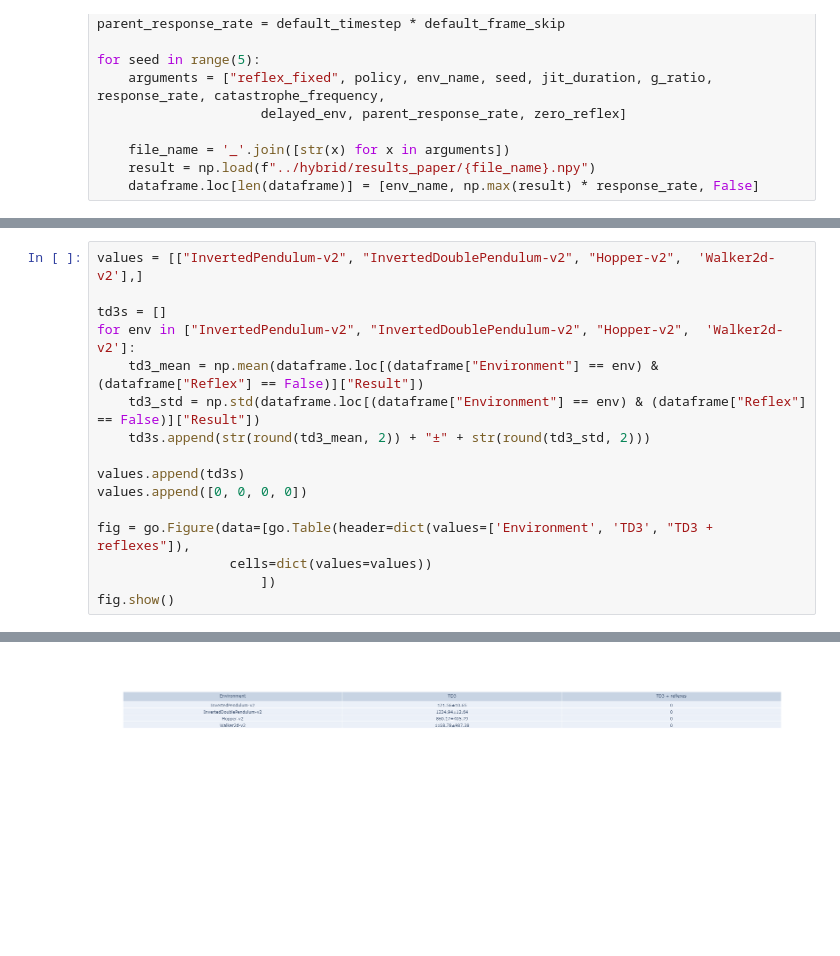
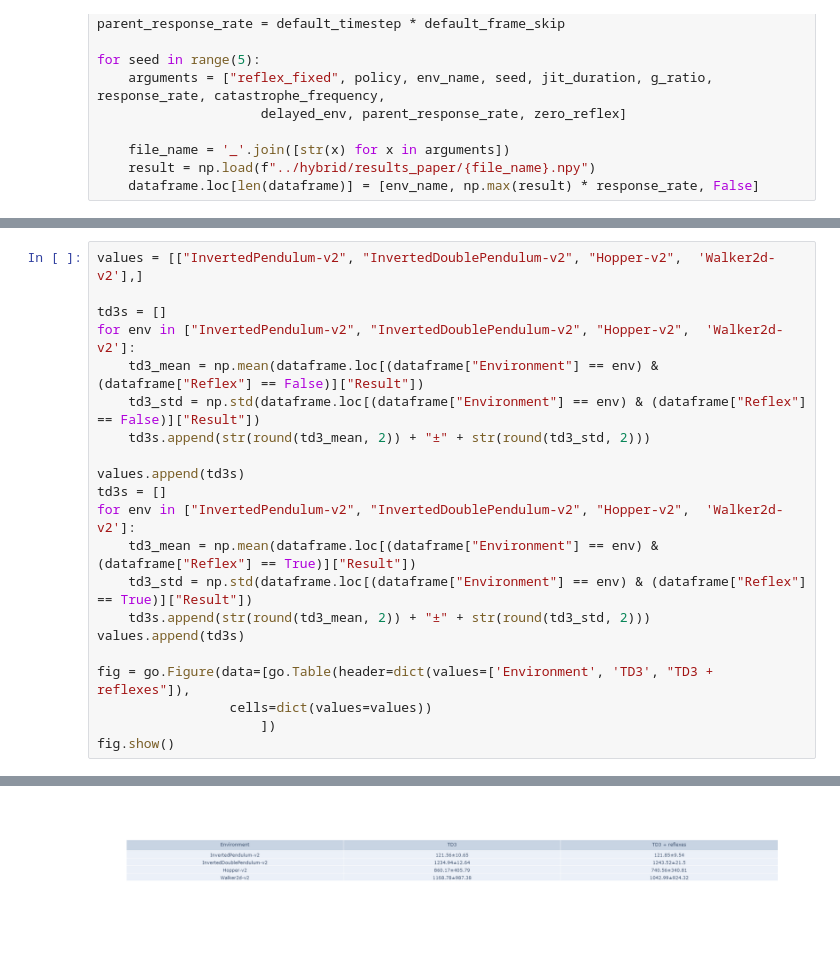
Before and after one commit to miracleyoo/TD3, a Jupyter notebook: temporal/notebooks/paper.ipynb, the cells around one changed output, grey strips where cells are left out. Drawn from its saved outputs; the diff is of its cells as text; blank space fills up the shorter version.

```diff
--- a/temporal/notebooks/paper.ipynb
+++ b/temporal/notebooks/paper.ipynb
@@ -101,7 +207,12 @@ for env in ["InvertedPendulum-v2", "InvertedDoublePendulum-v2", "Hopper-v2",  'W
     td3s.append(str(round(td3_mean, 2)) + "±" + str(round(td3_std, 2)))
 
 values.append(td3s)
-values.append([0, 0, 0, 0])
+td3s = []
+for env in ["InvertedPendulum-v2", "InvertedDoublePendulum-v2", "Hopper-v2",  'Walker2d-v2']:
+    td3_mean = np.mean(dataframe.loc[(dataframe["Environment"] == env) & (dataframe["Reflex"] == True)]["Result"])
+    td3_std = np.std(dataframe.loc[(dataframe["Environment"] == env) & (dataframe["Reflex"] == True)]["Result"])
+    td3s.append(str(round(td3_mean, 2)) + "±" + str(round(td3_std, 2)))
+values.append(td3s)
 
 fig = go.Figure(data=[go.Table(header=dict(values=['Environment', 'TD3', "TD3 + reflexes"]),
                  cells=dict(values=values))
@@ -111,4 +223,4 @@ fig.show()
-[figure, old version]
+[figure, new version]
 # %%
 dataframe
 # %% [output]
```
Also changed, not shown: parts of 6 cells of this notebook, 4 other files.
